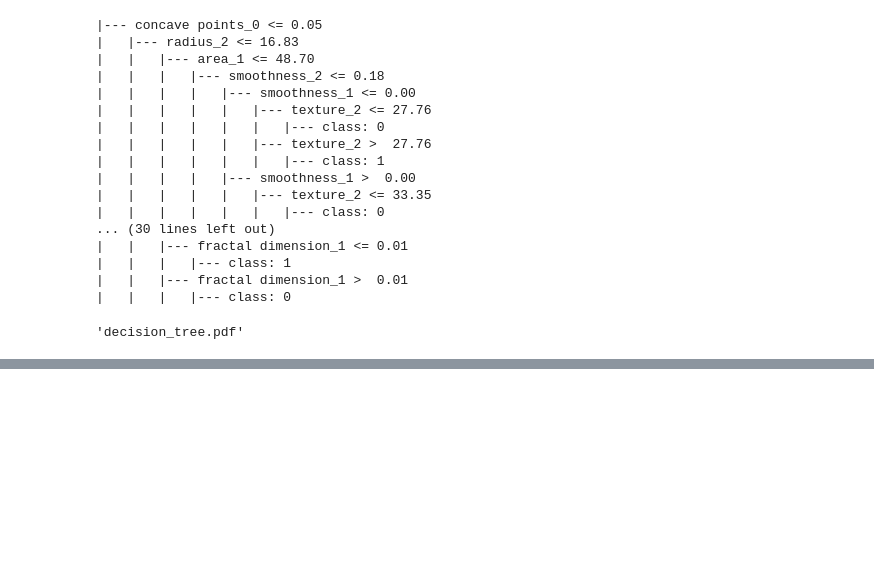
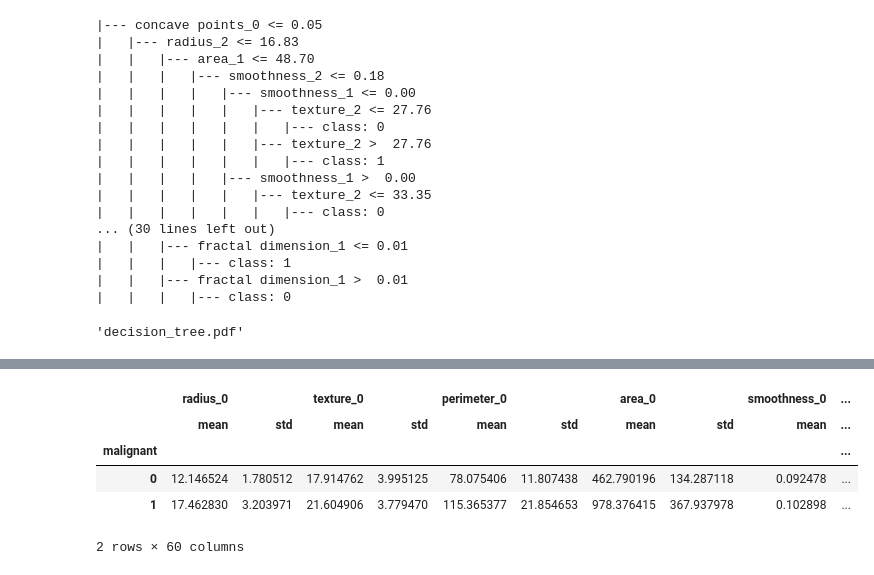
Before and after one commit to MahdiTheGreat/Diagnostic-Systems, a Jupyter notebook: DAIS_4.ipynb, the cells around one changed output, grey strips where cells are left out. Cells and saved outputs as stored; diff of their text form; code cells hidden in the pictures; blank space fills up the shorter version.

Commit message:
cleaned up the rule based classifier

```diff
--- a/DAIS_4.ipynb
+++ b/DAIS_4.ipynb
@@ -214,0 +139,13 @@ weighted avg       0.72      0.39      0.24       569
+# %%
+# Example usage:
+# Assuming 'df' is your DataFrame containing the features and 'y' the labels
+# Compute statistics based on the labels
+stats = df.groupby(y).agg(['mean', 'std'])
+display(stats[0:10])
+# %% [output]
+|  | radius_0 |  | texture_0 |  | perimeter_0 |  | area_0 |  | smoothness_0 | ... |
+|  | mean | std | mean | std | mean | std | mean | std | mean | ... |
+| malignant |  |  |  |  |  |  |  |  |  | ... |
+| 0 | 12.146524 | 1.780512 | 17.914762 | 3.995125 | 78.075406 | 11.807438 | 462.790196 | 134.287118 | 0.092478 | ... |
+| 1 | 17.462830 | 3.203971 | 21.604906 | 3.779470 | 115.365377 | 21.854653 | 978.376415 | 367.937978 | 0.102898 | ... |
+2 rows × 60 columns
```
Also changed, not shown: parts of 8 cells of this notebook.
